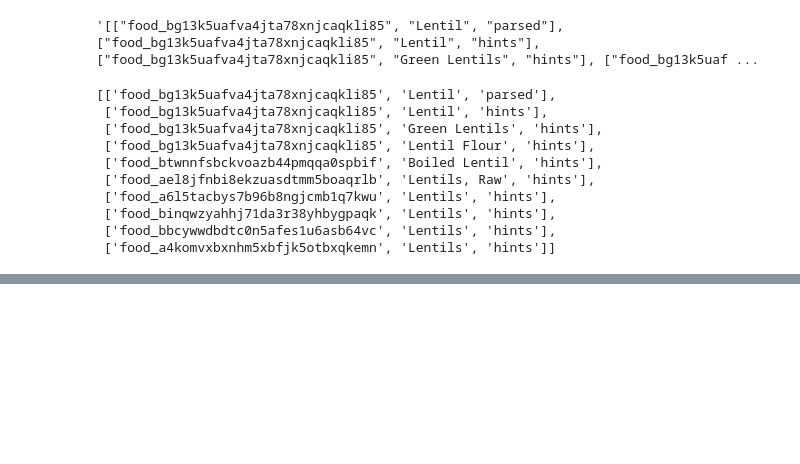
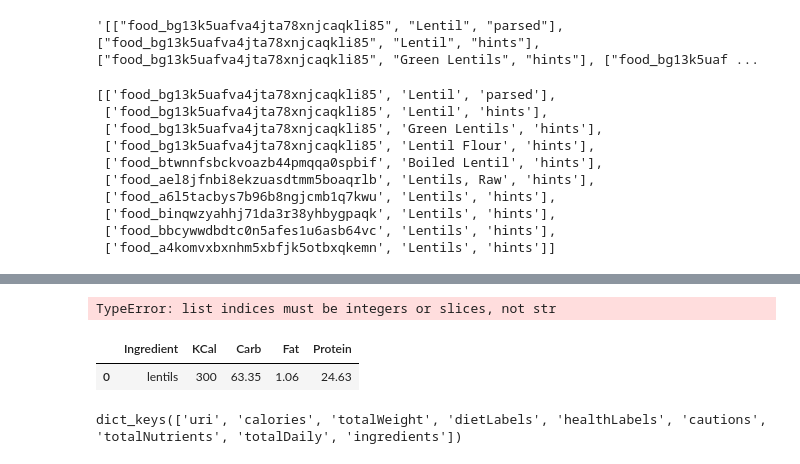
Before and after one commit to antoniotre86/recipe-mixer, a Jupyter notebook: notebooks/EDA.ipynb, the cells around one changed output, grey strips where cells are left out. Drawn from its saved outputs; the diff is of its cells as text; code cells hidden in the pictures; blank space fills up the shorter version.

```diff
--- a/notebooks/EDA.ipynb
+++ b/notebooks/EDA.ipynb
@@ -489,0 +502,2 @@ json.loads(json.dumps(fd1.get_food_ids_for_food_name("lentils")))
+# %%
+fd = food_data.FoodData(api_key=api_key, app_id=app_id)
@@ -489,0 +506,41 @@ json.loads(json.dumps(fd1.get_food_ids_for_food_name("lentils")))
+# %%
+ingredient_nutrition = fd.get_nutrients_for_food("food_bg13k5uafva4jta78xnjcaqkli85", 1, "gram")
+# %%
+ingredient_nutrition = [ingredient_nutrition]
+q = 100
+
+pd.DataFrame(
+            {
+                "Ingredient": [i["ingredients"][0]["parsed"][0]["food"] for i in ingredient_nutrition],
+                "KCal": [i["calories"]*q for i in ingredient_nutrition],
+                "Carb": [i["totalNutrients"]["CHOCDF"]["quantity"]*q if "CHOCDF" in ingredient_nutrition["totalNutrients"] else 0
+                         for i in ingredient_nutrition],
+                "Fat": [i["totalNutrients"]["FAT"]["quantity"]*q if "FAT" in ingredient_nutrition["totalNutrients"] else 0
+                        for i in ingredient_nutrition],
+                "Protein": [i["totalNutrients"]["PROCNT"]["quantity"]*q if "PROCNT" in ingredient_nutrition["totalNutrients"] else 0
+                            for i in ingredient_nutrition]
+            },
+            index=range(len(ingredient_nutrition))
+        ).round(2)
+# %% [output]
+TypeError: list indices must be integers or slices, not str
+# %%
+ingredient_nutrition = ingredient_nutrition
+
+pd.DataFrame(
+    {
+        "Ingredient": ingredient_nutrition["ingredients"][0]["parsed"][0]["food"],
+        "KCal": ingredient_nutrition["calories"]*q,
+        "Carb": (ingredient_nutrition["totalNutrients"]["CHOCDF"]["quantity"]*q if "CHOCDF" in ingredient_nutrition["totalNutrients"] else 0),
+        "Fat": (ingredient_nutrition["totalNutrients"]["FAT"]["quantity"]*q if "FAT" in ingredient_nutrition["totalNutrients"] else 0),
+        "Protein": (ingredient_nutrition["totalNutrients"]["PROCNT"]["quantity"]*q if "PROCNT" in ingredient_nutrition["totalNutrients"] else 0)
+    },
+    index=[0]
+)
+# %% [output]
+|  | Ingredient | KCal | Carb | Fat | Protein |
+| 0 | lentils | 300 | 63.35 | 1.06 | 24.63 |
+# %%
+ingredient_nutrition.keys()
+# %% [output]
+dict_keys(['uri', 'calories', 'totalWeight', 'dietLabels', 'healthLabels', 'cautions', 'totalNutrients', 'totalDaily', 'ingredients'])
```
Also changed, not shown: parts of 4 cells of this notebook, 1 other file.
